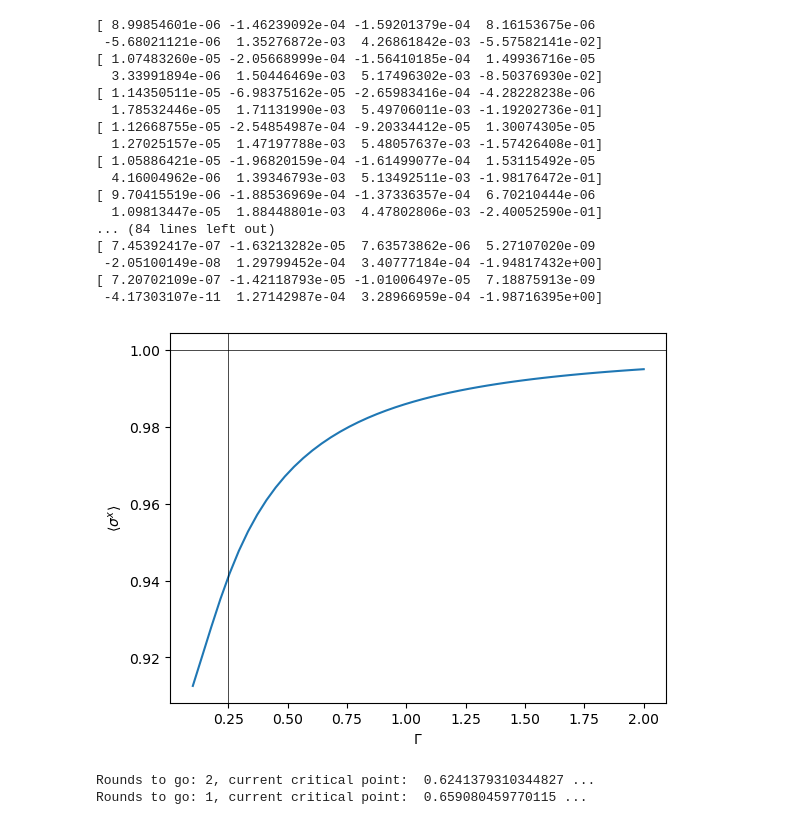
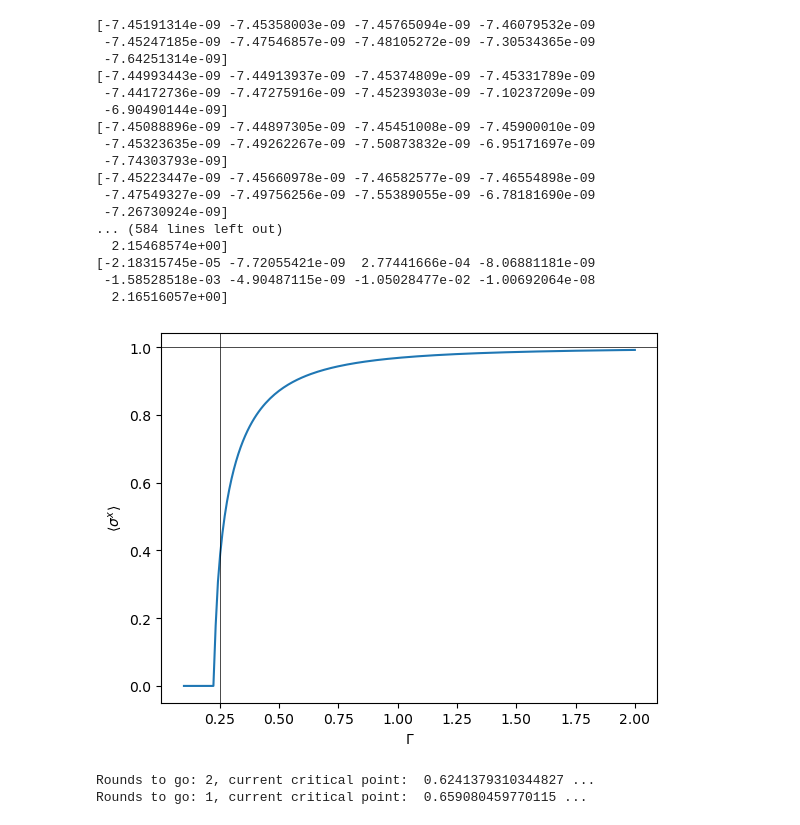
Before and after one commit to chuan97/long-range-ising, a Jupyter notebook: test.ipynb, the cells around one changed output. Drawn from its saved outputs; the diff is of its cells as text; code cells hidden in the pictures.

```diff
--- a/test.ipynb
+++ b/test.ipynb
@@ -14,54 +14,53 @@ def ising_mag(J0s, wz, alpha, gs, beta, N, M):
 # %%
 N = 10
 M = int(np.sqrt(N) * np.log(N))
 beta = 10
 wz = 1
-J0s = np.linspace(0.1, 2.0, 50)
+J0s = np.linspace(0.1, 2.0, 200)
 alpha = 0.3
 
 gs = 0.00 * np.ones(N)
-gs[:N//2] = 1
 
-J = interactions.powerlaw_pbc(N, alpha)
+J = interactions.powerlaw_obc(N, alpha)
 J = interactions.shift(J, 0.0)
 
 mags = []
 for J0 in J0s:
     J = J0 * interactions.rescale(J)
     ws, lams = utils.dicke_from_ising(J, 1e-6)
     #print(ws[-1] * J0)
     #print(np.sqrt(N) * lams[:, 0])
     #plt.imshow(lams)
     #plt.show()
     #ws, lams = utils.truncate_dicke(ws, lams, M)
     mags.append(dicke.mag_longitudinal_hessian_debug(beta, wz, ws, np.sqrt(N) * lams, gs, N)[0])
 mags = np.abs(np.array(mags))
 
 plt.plot(J0s, mags)
 plt.axvline(0.25, c='k', lw=0.5)
 plt.axhline(1.00, c='k', lw=0.5)
 plt.xlabel(r'$\Gamma$')
 plt.ylabel(r'$\langle \sigma^x \rangle$')
 plt.show()
 # %% [output]
-[ 8.99854601e-06 -1.46239092e-04 -1.59201379e-04  8.16153675e-06
- -5.68021121e-06  1.35276872e-03  4.26861842e-03 -5.57582141e-02]
-[ 1.07483260e-05 -2.05668999e-04 -1.56410185e-04  1.49936716e-05
-  3.33991894e-06  1.50446469e-03  5.17496302e-03 -8.50376930e-02]
-[ 1.14350511e-05 -6.98375162e-05 -2.65983416e-04 -4.28228238e-06
-  1.78532446e-05  1.71131990e-03  5.49706011e-03 -1.19202736e-01]
-[ 1.12668755e-05 -2.54854987e-04 -9.20334412e-05  1.30074305e-05
-  1.27025157e-05  1.47197788e-03  5.48057637e-03 -1.57426408e-01]
-[ 1.05886421e-05 -1.96820159e-04 -1.61499077e-04  1.53115492e-05
-  4.16004962e-06  1.39346793e-03  5.13492511e-03 -1.98176472e-01]
-[ 9.70415519e-06 -1.88536969e-04 -1.37336357e-04  6.70210444e-06
-  1.09813447e-05  1.88448801e-03  4.47802806e-03 -2.40052590e-01]
-... (84 lines left out)
-[ 7.45392417e-07 -1.63213282e-05  7.63573862e-06  5.27107020e-09
- -2.05100149e-08  1.29799452e-04  3.40777184e-04 -1.94817432e+00]
-[ 7.20702109e-07 -1.42118793e-05 -1.01006497e-05  7.18875913e-09
- -4.17303107e-11  1.27142987e-04  3.28966959e-04 -1.98716395e+00]
+[-7.45191314e-09 -7.45358003e-09 -7.45765094e-09 -7.46079532e-09
+ -7.45247185e-09 -7.47546857e-09 -7.48105272e-09 -7.30534365e-09
+ -7.64251314e-09]
+[-7.44993443e-09 -7.44913937e-09 -7.45374809e-09 -7.45331789e-09
+ -7.44172736e-09 -7.47275916e-09 -7.45239303e-09 -7.10237209e-09
+ -6.90490144e-09]
+[-7.45088896e-09 -7.44897305e-09 -7.45451008e-09 -7.45900010e-09
+ -7.45323635e-09 -7.49262267e-09 -7.50873832e-09 -6.95171697e-09
+ -7.74303793e-09]
+[-7.45223447e-09 -7.45660978e-09 -7.46582577e-09 -7.46554898e-09
+ -7.47549327e-09 -7.49756256e-09 -7.55389055e-09 -6.78181690e-09
+ -7.26730924e-09]
+... (584 lines left out)
+  2.15468574e+00]
+[-2.18315745e-05 -7.72055421e-09  2.77441666e-04 -8.06881181e-09
+ -1.58528518e-03 -4.90487115e-09 -1.05028477e-02 -1.00692064e-08
+  2.16516057e+00]
-[figure, old version]
+[figure, new version]
 # %%
 marker_kwargs = {'c': 'k',
                  'lw': 0,
```
Also changed, not shown: 3 other files.
